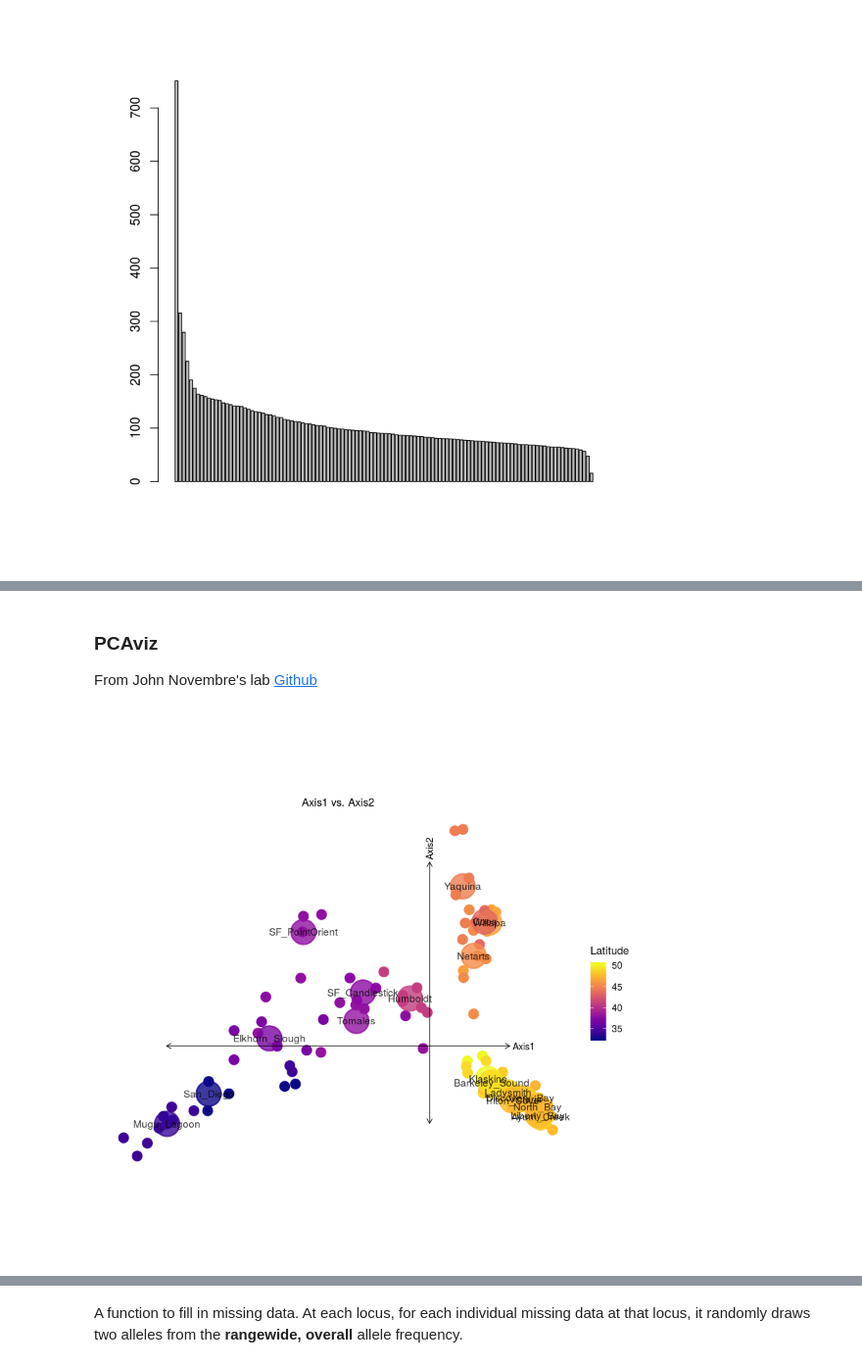
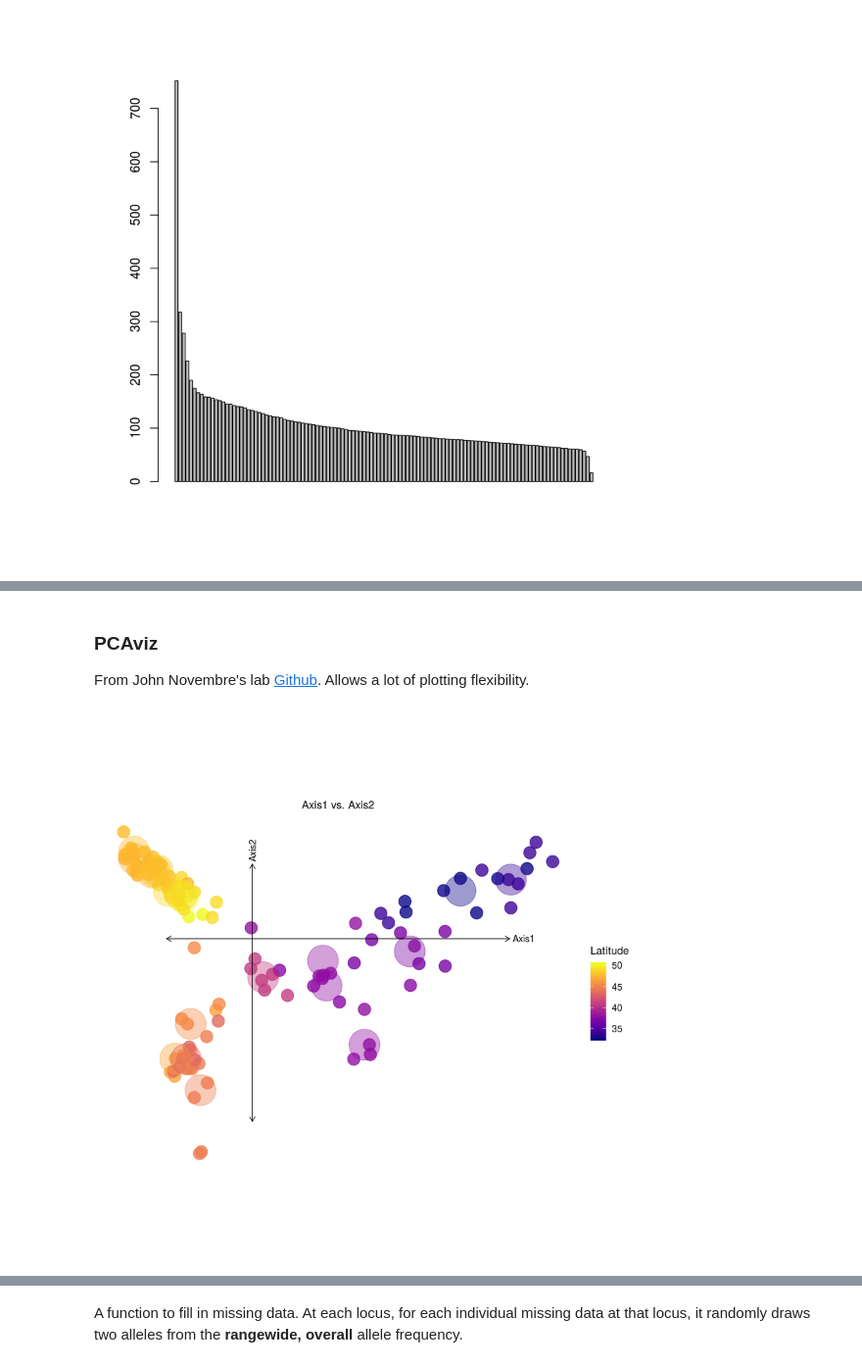
Before and after one commit to ksil91/Ostrea_PopStructure, a Jupyter notebook: Analysis/PCA_x45m75.ipynb, the cells around one changed output, grey strips where cells are left out. Shown at 98% size. Saved outputs shown, nothing was run; the diff lists cells and outputs as text; code cells hidden in the pictures.

```diff
--- a/Analysis/PCA_x45m75.ipynb
+++ b/Analysis/PCA_x45m75.ipynb
@@ -117,6 +126,6 @@ head(eig.perc)
 # %% [markdown]
 ### PCAviz
-From John Novembre's lab [Github](https://github.com/NovembreLab/PCAviz)
+From John Novembre's lab [Github](https://github.com/NovembreLab/PCAviz). Allows a lot of plotting flexibility.
 # %%
 li <-pca$li
 c1 <- pca$c1
@@ -128,6 +137,9 @@ colnames(c1) <- colnames(li)
 pviz <- pcaviz(x=li,rotation=c1,dat=info_mat)
 # %%
 p = list(size=4)
-plot(pviz,color = "Latitude", draw.points = T, group.summary.labels = T, draw.pc.axes = T, geom.point.params = p)
+#geom.point.params = p
+plot(pviz,color = "Latitude", draw.points = T, group.summary.labels = F,
+     draw.pc.axes = T, geom.point.params= list(size = 5, alpha = 0.8),
+     geom.point.summary.params = list(size =13,alpha = 0.4))
 # %% [output]
-[figure, old version]
+[figure, new version]
```
Also changed, not shown: parts of 46 cells of this notebook, 1 other file.
